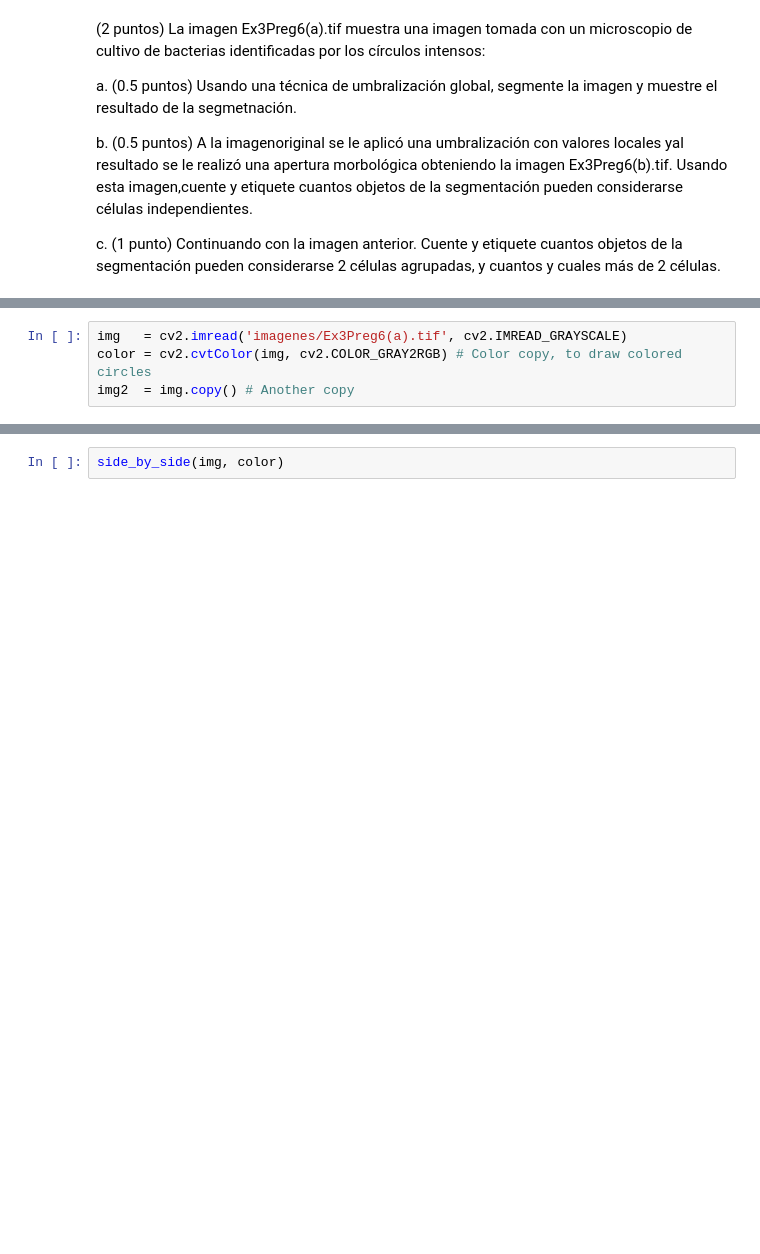
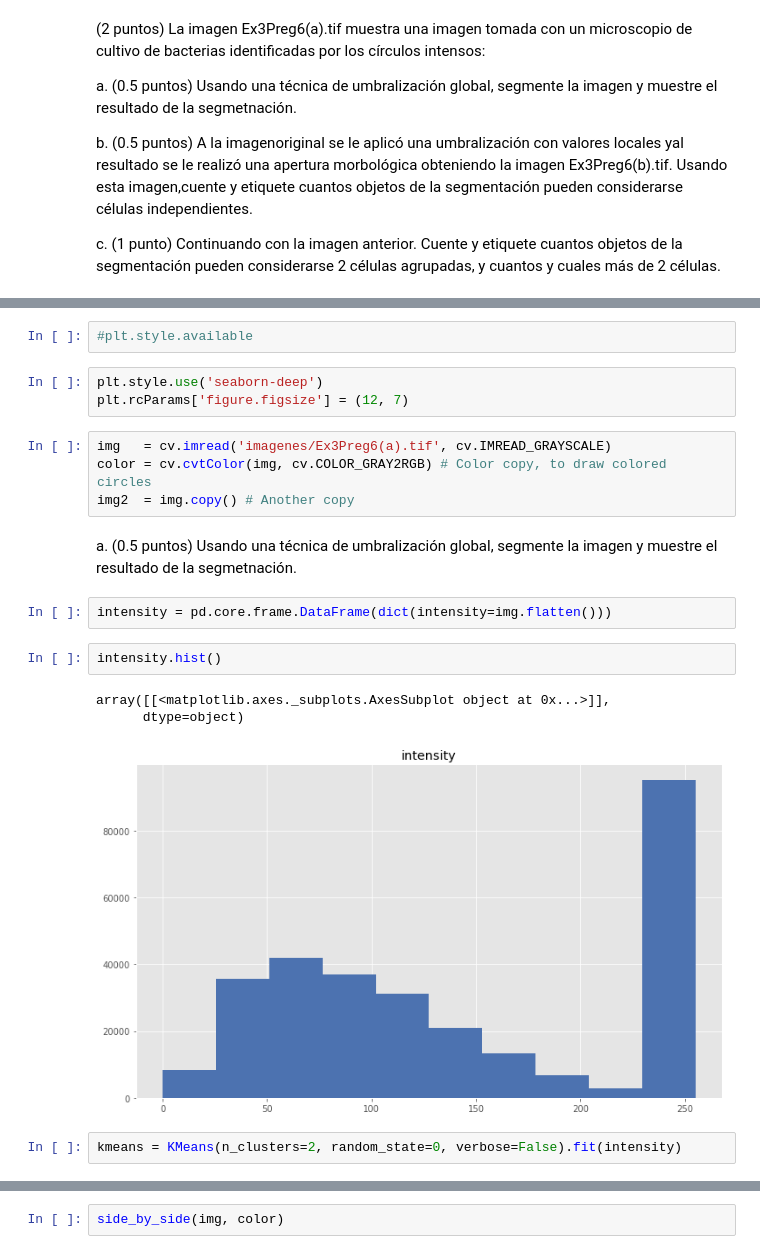
Before and after one commit to gmagannaDevelop/ImagenesTercerParcial, a Jupyter notebook: Pregunta 6.ipynb, the cells around one changed output, grey strips where cells are left out. Cells and saved outputs as stored; diff of their text form; blank space fills up the shorter version.

```diff
--- a/Pregunta 6.ipynb
+++ b/Pregunta 6.ipynb
@@ -20,6 +31,23 @@ import cv2
 from mfilt_funcs import *
 from utils import *
+# %%
+#plt.style.available
+# %%
+plt.style.use('seaborn-deep')
+plt.rcParams['figure.figsize'] = (12, 7)
 # %%
-img   = cv2.imread('imagenes/Ex3Preg6(a).tif', cv2.IMREAD_GRAYSCALE)
-color = cv2.cvtColor(img, cv2.COLOR_GRAY2RGB) # Color copy, to draw colored circles
+img   = cv.imread('imagenes/Ex3Preg6(a).tif', cv.IMREAD_GRAYSCALE)
+color = cv.cvtColor(img, cv.COLOR_GRAY2RGB) # Color copy, to draw colored circles
 img2  = img.copy() # Another copy
+# %% [markdown]
+a. (0.5 puntos) Usando una técnica de umbralización global, segmente la imagen y muestre el resultado de la segmetnación.
+# %%
+intensity = pd.core.frame.DataFrame(dict(intensity=img.flatten()))
+# %%
+intensity.hist()
+# %% [output]
+array([[<matplotlib.axes._subplots.AxesSubplot object at 0x...>]],
+      dtype=object)
+[figure, added]
+# %%
+kmeans = KMeans(n_clusters=2, random_state=0, verbose=False).fit(intensity)
```
Also changed, not shown: parts of 5 cells of this notebook, 1 other file.
